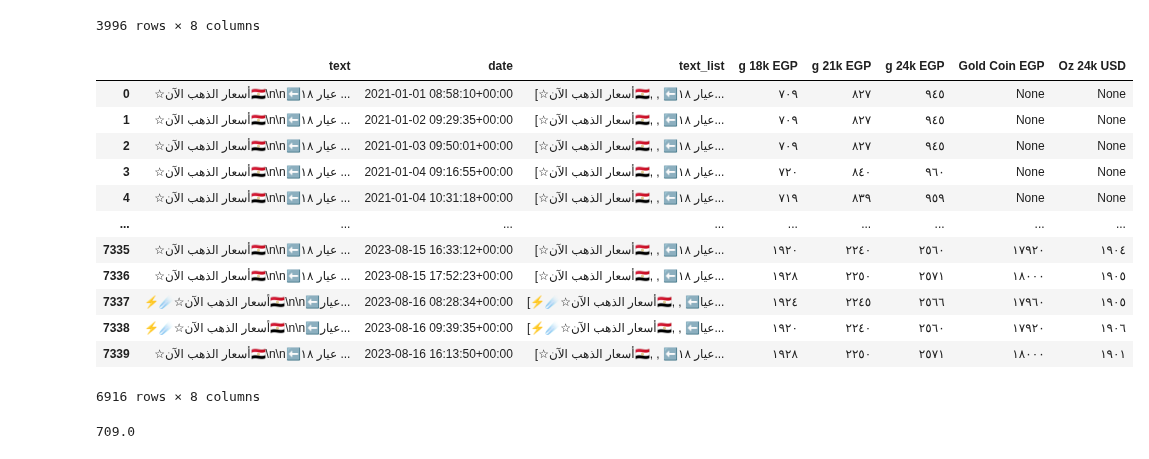
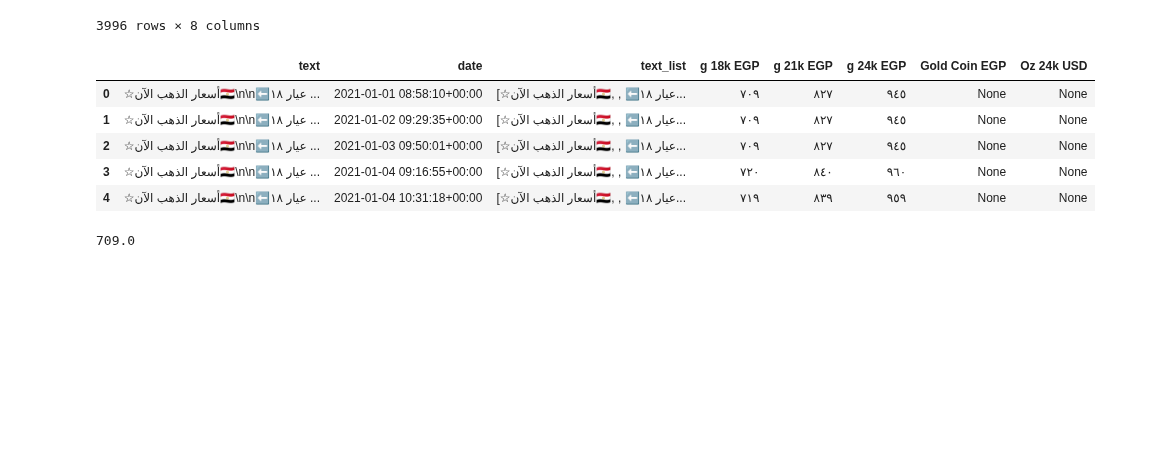
Before and after one commit to hkafrawi/Gold-USD-EGP-Analysis, a Jupyter notebook: understanding-usd-price-through-gold.ipynb, the cells around one changed output. Cells and saved outputs as stored; diff of their text form; code cells hidden in the pictures; blank space fills up the shorter version.

```diff
--- a/understanding-usd-price-through-gold.ipynb
+++ b/understanding-usd-price-through-gold.ipynb
@@ -243,21 +243,14 @@ dfv5['g 24k EGP'] = dfv5['g 24k EGP'].apply(lambda x:x.replace('جني',''))
 # %%
 dfv5['Gold Coin EGP'] = dfv5['Gold Coin EGP'].apply(lambda x: x.replace('جنيه','').strip() if type(x) is str else x)
 # %%
-dfv5
+dfv5.head()
 # %% [output]
 |  | text | date | text_list | g 18k EGP | g 21k EGP | g 24k EGP | Gold Coin EGP | Oz 24k USD |
 | 0 | ☆أسعار الذهب الآن🇪🇬\n\n⬅️عيار ١٨ ... | 2021-01-01 08:58:10+00:00 | [☆أسعار الذهب الآن🇪🇬, , ⬅️عيار ١٨... | ٧٠٩ | ٨٢٧ | ٩٤٥ | None | None |
 | 1 | ☆أسعار الذهب الآن🇪🇬\n\n⬅️عيار ١٨ ... | 2021-01-02 09:29:35+00:00 | [☆أسعار الذهب الآن🇪🇬, , ⬅️عيار ١٨... | ٧٠٩ | ٨٢٧ | ٩٤٥ | None | None |
 | 2 | ☆أسعار الذهب الآن🇪🇬\n\n⬅️عيار ١٨ ... | 2021-01-03 09:50:01+00:00 | [☆أسعار الذهب الآن🇪🇬, , ⬅️عيار ١٨... | ٧٠٩ | ٨٢٧ | ٩٤٥ | None | None |
 | 3 | ☆أسعار الذهب الآن🇪🇬\n\n⬅️عيار ١٨ ... | 2021-01-04 09:16:55+00:00 | [☆أسعار الذهب الآن🇪🇬, , ⬅️عيار ١٨... | ٧٢٠ | ٨٤٠ | ٩٦٠ | None | None |
 | 4 | ☆أسعار الذهب الآن🇪🇬\n\n⬅️عيار ١٨ ... | 2021-01-04 10:31:18+00:00 | [☆أسعار الذهب الآن🇪🇬, , ⬅️عيار ١٨... | ٧١٩ | ٨٣٩ | ٩٥٩ | None | None |
-| ... | ... | ... | ... | ... | ... | ... | ... | ... |
-| 7335 | ☆أسعار الذهب الآن🇪🇬\n\n⬅️عيار ١٨ ... | 2023-08-15 16:33:12+00:00 | [☆أسعار الذهب الآن🇪🇬, , ⬅️عيار ١٨... | ١٩٢٠ | ٢٢٤٠ | ٢٥٦٠ | ١٧٩٢٠ | ١٩٠٤ |
-| 7336 | ☆أسعار الذهب الآن🇪🇬\n\n⬅️عيار ١٨ ... | 2023-08-15 17:52:23+00:00 | [☆أسعار الذهب الآن🇪🇬, , ⬅️عيار ١٨... | ١٩٢٨ | ٢٢٥٠ | ٢٥٧١ | ١٨٠٠٠ | ١٩٠٥ |
-| 7337 | ⚡️☄️☆أسعار الذهب الآن🇪🇬\n\n⬅️عيار... | 2023-08-16 08:28:34+00:00 | [⚡️☄️☆أسعار الذهب الآن🇪🇬, , ⬅️عيا... | ١٩٢٤ | ٢٢٤٥ | ٢٥٦٦ | ١٧٩٦٠ | ١٩٠٥ |
-| 7338 | ⚡️☄️☆أسعار الذهب الآن🇪🇬\n\n⬅️عيار... | 2023-08-16 09:39:35+00:00 | [⚡️☄️☆أسعار الذهب الآن🇪🇬, , ⬅️عيا... | ١٩٢٠ | ٢٢٤٠ | ٢٥٦٠ | ١٧٩٢٠ | ١٩٠٦ |
-| 7339 | ☆أسعار الذهب الآن🇪🇬\n\n⬅️عيار ١٨ ... | 2023-08-16 16:13:50+00:00 | [☆أسعار الذهب الآن🇪🇬, , ⬅️عيار ١٨... | ١٩٢٨ | ٢٢٥٠ | ٢٥٧١ | ١٨٠٠٠ | ١٩٠١ |
-6916 rows × 8 columns
 # %%
 float(dfv5['g 18k EGP'][0])
 # %% [output]
```
Also changed, not shown: parts of 22 cells of this notebook.
